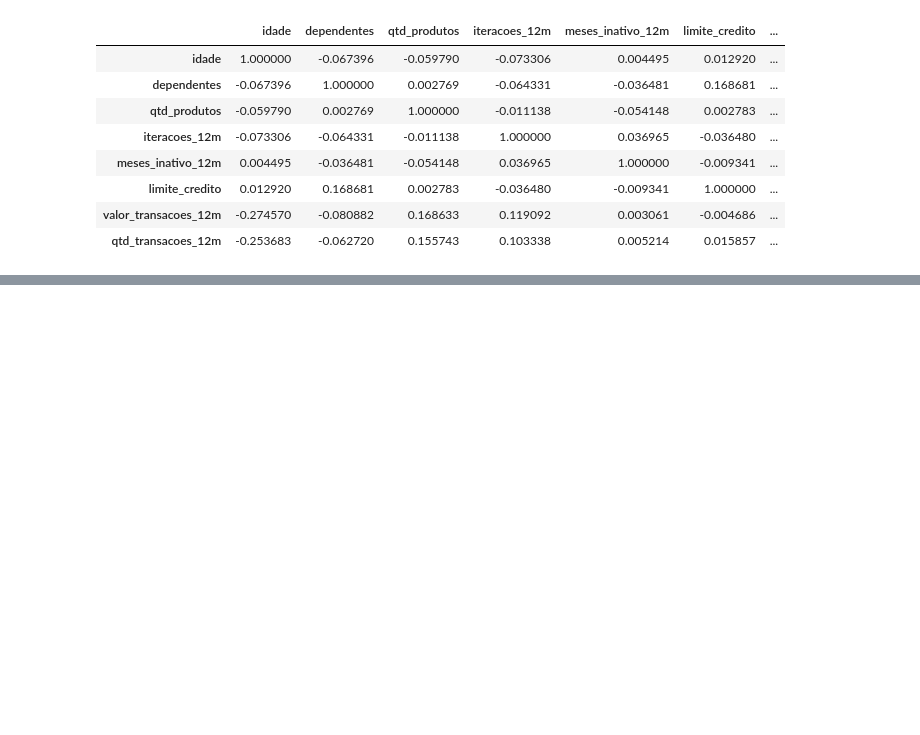
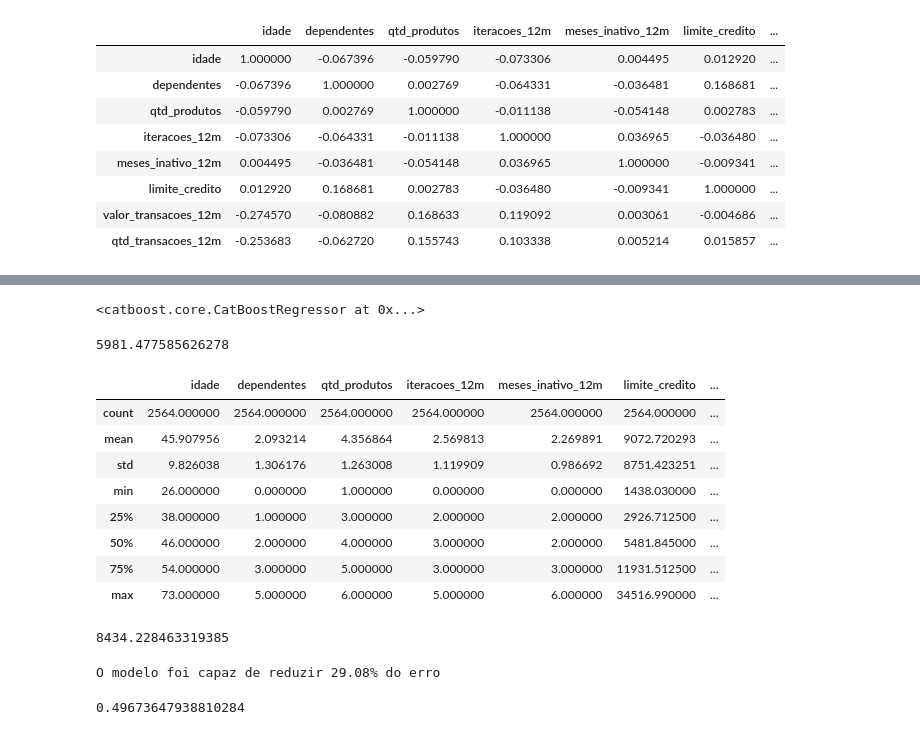
Before and after one commit to MatheusFilipeASilva/Projeto_Final_SQL_Credito, a Jupyter notebook: MachineLearning.ipynb, the cells around one changed output, grey strips where cells are left out. Cells and saved outputs as stored; diff of their text form; code cells hidden in the pictures; blank space fills up the shorter version.

Commit message:
Adicionando ao notebook de MachineLearning a primeira versão do catboost.

```diff
--- a/MachineLearning.ipynb
+++ b/MachineLearning.ipynb
@@ -121,0 +152,9 @@ credito[var_quantitativas].corr()
+# %%
+cat_features_idx = [X_train.columns.get_loc(col) for col in var_qualitativas]
+model.fit(
+    X_train,
+    y_train,
+    cat_features=cat_features_idx
+)
+# %% [output]
+<catboost.core.CatBoostRegressor at 0x...>
@@ -121,0 +165,35 @@ credito[var_quantitativas].corr()
+# %%
+rmse
+# %% [output]
+5981.477585626278
+# %%
+credito.describe()
+# %% [output]
+|  | idade | dependentes | qtd_produtos | iteracoes_12m | meses_inativo_12m | limite_credito | ... |
+| count | 2564.000000 | 2564.000000 | 2564.000000 | 2564.000000 | 2564.000000 | 2564.000000 | ... |
+| mean | 45.907956 | 2.093214 | 4.356864 | 2.569813 | 2.269891 | 9072.720293 | ... |
+| std | 9.826038 | 1.306176 | 1.263008 | 1.119909 | 0.986692 | 8751.423251 | ... |
+| min | 26.000000 | 0.000000 | 1.000000 | 0.000000 | 0.000000 | 1438.030000 | ... |
+| 25% | 38.000000 | 1.000000 | 3.000000 | 2.000000 | 2.000000 | 2926.712500 | ... |
+| 50% | 46.000000 | 2.000000 | 4.000000 | 3.000000 | 2.000000 | 5481.845000 | ... |
+| 75% | 54.000000 | 3.000000 | 5.000000 | 3.000000 | 3.000000 | 11931.512500 | ... |
+| max | 73.000000 | 5.000000 | 6.000000 | 5.000000 | 6.000000 | 34516.990000 | ... |
+# %%
+# Vamos calcular o baseline pra decidir se o modelo possui diferença relevante com relação a simplesmente "chutar a média"
+
+y_baseline = np.full_like(y_test, y_train.mean(), dtype=float)
+rmse_baseline = np.sqrt(mean_squared_error(y_test, y_baseline))
+rmse_baseline
+# %% [output]
+8434.228463319385
+# %%
+# Esse baseline indica que conseguimos explicar parte notável da variância do modelo, com efeito, podemos dizer que:
+
+print(f'O modelo foi capaz de reduzir {(1-rmse/rmse_baseline)*100:.2f}% do erro')
+# %% [output]
+O modelo foi capaz de reduzir 29.08% do erro
+# %%
+r2 = r2_score(y_test, y_pred)
+r2
+# %% [output]
+0.49673647938810284
```
Also changed, not shown: parts of 9 cells of this notebook, 4 other files.
